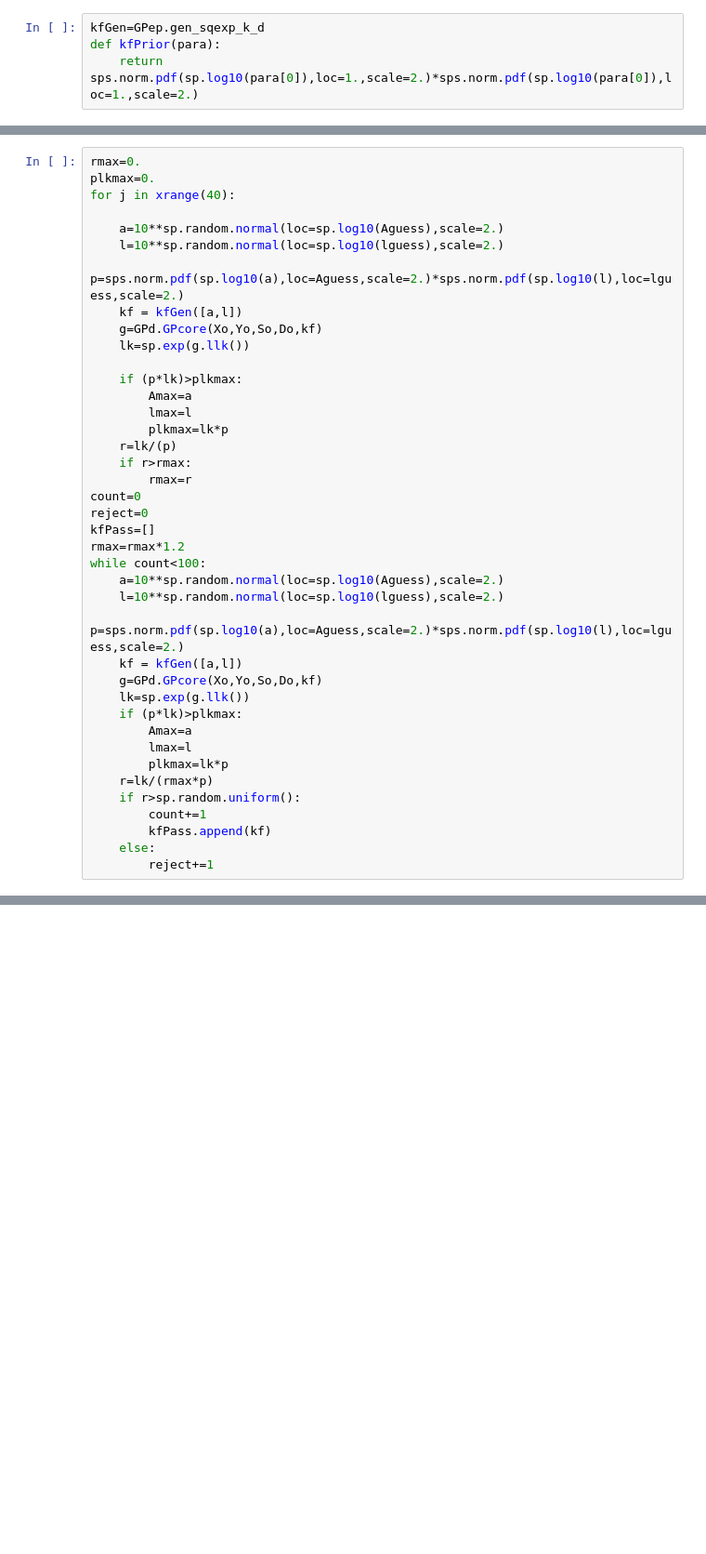
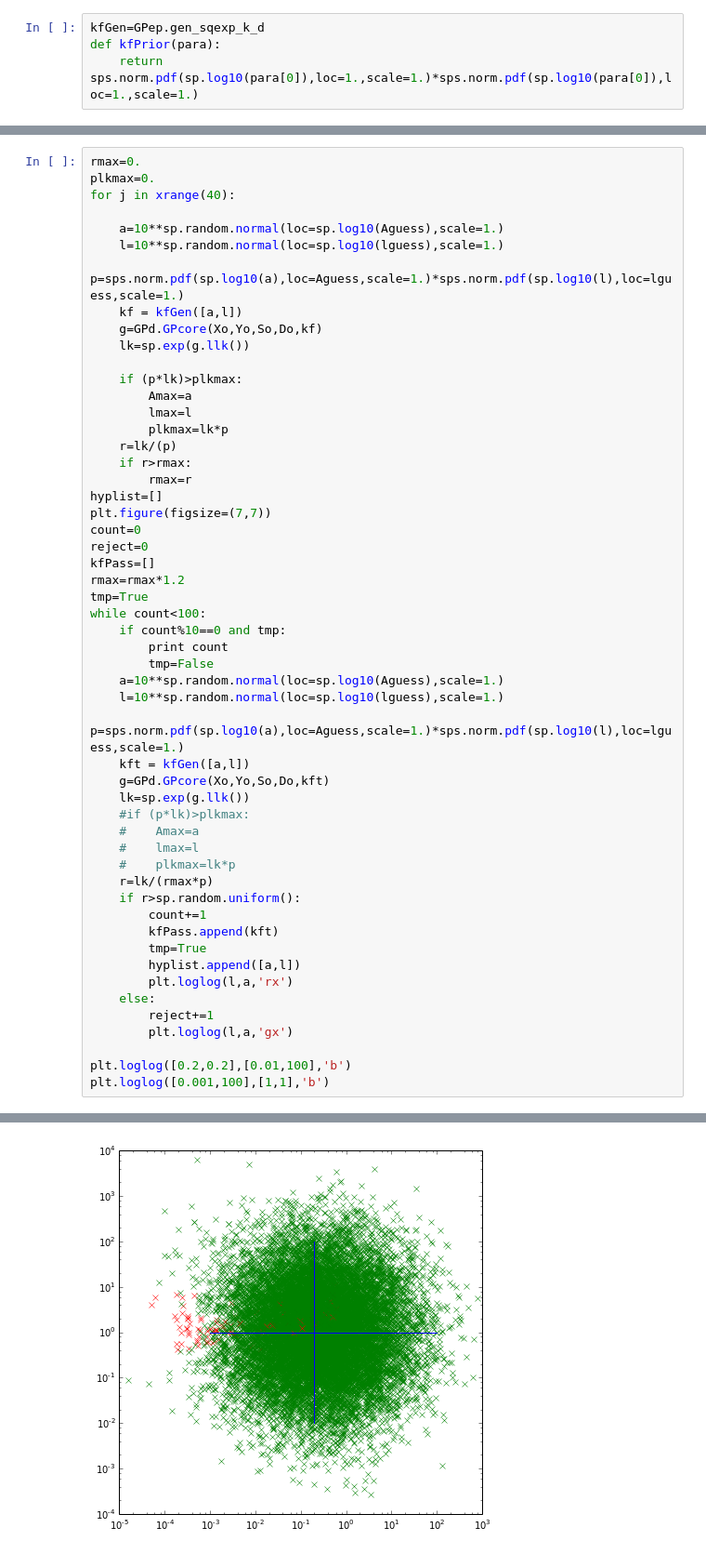
Before and after one commit to markm541374/ES, a Jupyter notebook: scatch.ipynb, the cells around one changed output, grey strips where cells are left out. Shown at 93% size. Cells and saved outputs as stored; diff of their text form; blank space fills up the shorter version.

```diff
--- a/scatch.ipynb
+++ b/scatch.ipynb
@@ -27,7 +62,7 @@ a=GPd.plot1(g1,[-1],[1])
 # %%
 kfGen=GPep.gen_sqexp_k_d
 def kfPrior(para):
-    return sps.norm.pdf(sp.log10(para[0]),loc=1.,scale=2.)*sps.norm.pdf(sp.log10(para[0]),loc=1.,scale=2.)
+    return sps.norm.pdf(sp.log10(para[0]),loc=1.,scale=1.)*sps.norm.pdf(sp.log10(para[0]),loc=1.,scale=1.)
 # %%
 m=sp.zeros((80,80))
 mp=sp.zeros((80,80))
@@ -55,9 +90,9 @@ rmax=0.
 plkmax=0.
 for j in xrange(40):
 
-    a=10**sp.random.normal(loc=sp.log10(Aguess),scale=2.)
-    l=10**sp.random.normal(loc=sp.log10(lguess),scale=2.)
-    p=sps.norm.pdf(sp.log10(a),loc=Aguess,scale=2.)*sps.norm.pdf(sp.log10(l),loc=lguess,scale=2.)
+    a=10**sp.random.normal(loc=sp.log10(Aguess),scale=1.)
+    l=10**sp.random.normal(loc=sp.log10(lguess),scale=1.)
+    p=sps.norm.pdf(sp.log10(a),loc=Aguess,scale=1.)*sps.norm.pdf(sp.log10(l),loc=lguess,scale=1.)
     kf = kfGen([a,l])
     g=GPd.GPcore(Xo,Yo,So,Do,kf)
     lk=sp.exp(g.llk())
@@ -69,24 +104,38 @@ for j in xrange(40):
     r=lk/(p)
     if r>rmax:
         rmax=r
+hyplist=[]
+plt.figure(figsize=(7,7))
 count=0
 reject=0
 kfPass=[]
 rmax=rmax*1.2
+tmp=True
 while count<100:
-    a=10**sp.random.normal(loc=sp.log10(Aguess),scale=2.)
-    l=10**sp.random.normal(loc=sp.log10(lguess),scale=2.)
-    p=sps.norm.pdf(sp.log10(a),loc=Aguess,scale=2.)*sps.norm.pdf(sp.log10(l),loc=lguess,scale=2.)
-    kf = kfGen([a,l])
-    g=GPd.GPcore(Xo,Yo,So,Do,kf)
+    if count%10==0 and tmp:
+        print count
+        tmp=False
+    a=10**sp.random.normal(loc=sp.log10(Aguess),scale=1.)
+    l=10**sp.random.normal(loc=sp.log10(lguess),scale=1.)
+    p=sps.norm.pdf(sp.log10(a),loc=Aguess,scale=1.)*sps.norm.pdf(sp.log10(l),loc=lguess,scale=1.)
+    kft = kfGen([a,l])
+    g=GPd.GPcore(Xo,Yo,So,Do,kft)
     lk=sp.exp(g.llk())
-    if (p*lk)>plkmax:
-        Amax=a
-        lmax=l
-        plkmax=lk*p
+    #if (p*lk)>plkmax:
+    #    Amax=a
+    #    lmax=l
+    #    plkmax=lk*p
     r=lk/(rmax*p)
     if r>sp.random.uniform():
         count+=1
-        kfPass.append(kf)
+        kfPass.append(kft)
+        tmp=True
+        hyplist.append([a,l])
+        plt.loglog(l,a,'rx')
     else:
         reject+=1
+        plt.loglog(l,a,'gx')
+
+plt.loglog([0.2,0.2],[0.01,100],'b')
+plt.loglog([0.001,100],[1,1],'b')
+# %% [output]
@@ -93,3 +153,4 @@ while count<100:
+[figure, added]
 # %%
 reload(EntropyPredict)
 GG=[[],[]]
```
Also changed, not shown: parts of 13 cells of this notebook, 1 other file.
